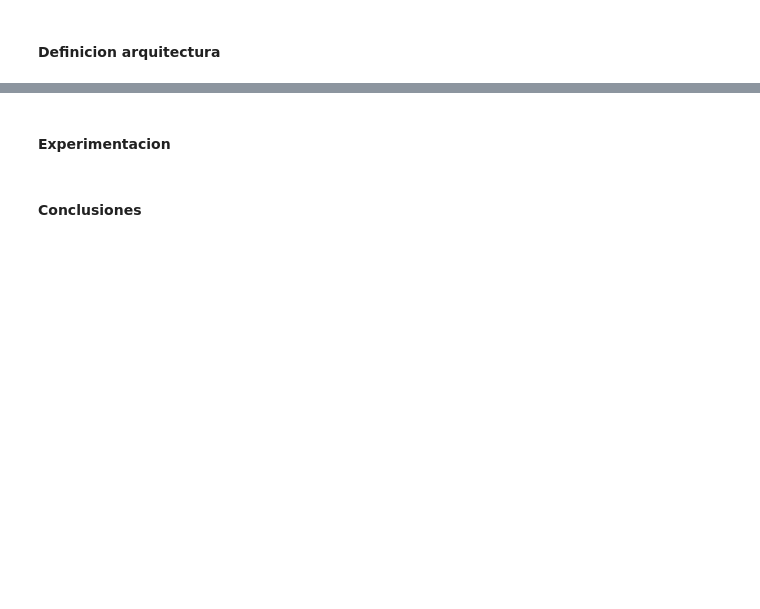
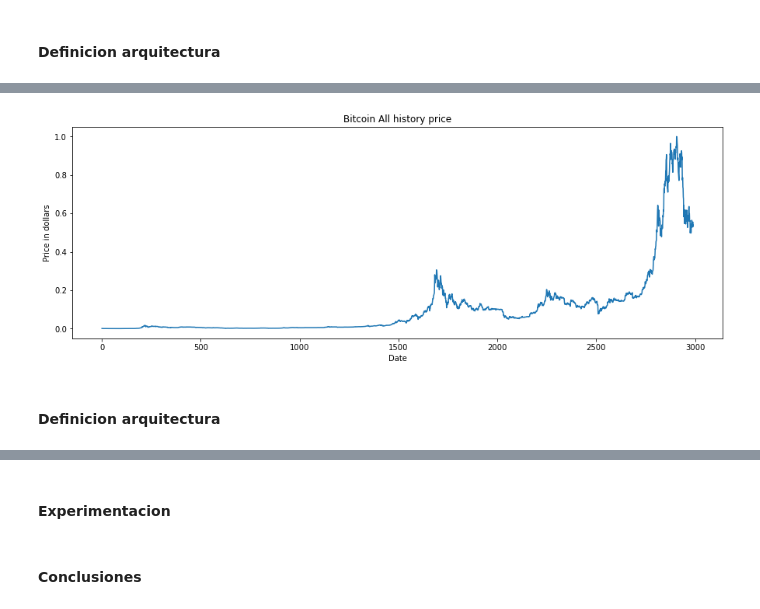
Before and after one commit to ricardojmv85/StatisticalLearningII, a Jupyter notebook: proyecto_final/Proyecto Final.ipynb, the cells around one changed output, grey strips where cells are left out. Saved outputs shown, nothing was run; the diff lists cells and outputs as text; code cells hidden in the pictures; blank space fills up the shorter version.

```diff
--- a/proyecto_final/Proyecto Final.ipynb
+++ b/proyecto_final/Proyecto Final.ipynb
@@ -435,0 +478,9 @@ ld.test(DataLoader(test_ds, batch_size=))
+# %%
+plt.figure(figsize=(15, 5))
+plt.plot(dataset['Price'])
+plt.xlabel('Date')
+plt.ylabel('Price in dollars')
+plt.title(f'Bitcoin All history price')
+plt.show()
+# %% [output]
+[figure, added]
@@ -435,0 +501,2 @@ ld.test(DataLoader(test_ds, batch_size=))
+# %% [markdown]
+#### Definicion arquitectura
```
Also changed, not shown: parts of 41 cells of this notebook, 1 other file.
